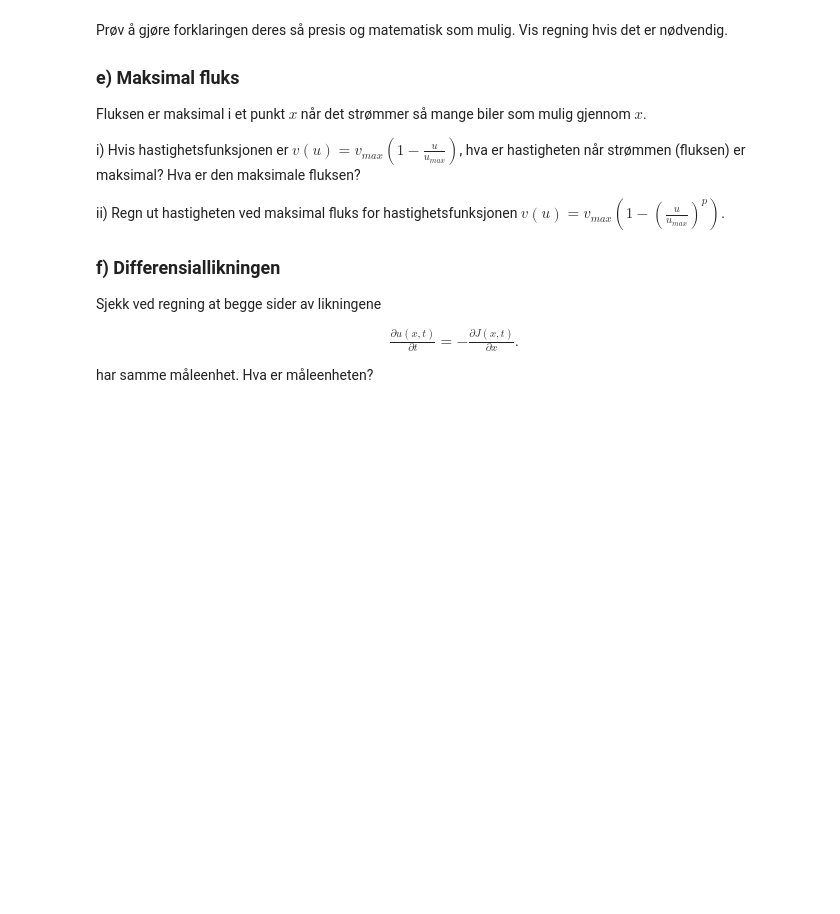
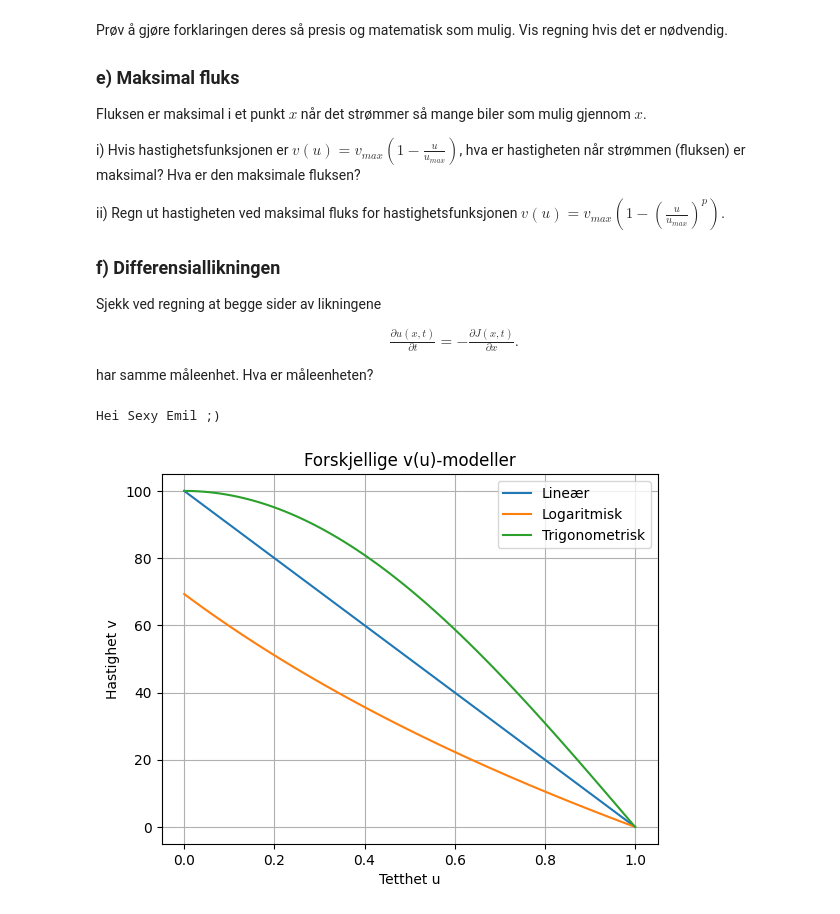
Before and after one commit to AbelSnabel/matteGruppe3, a Jupyter notebook: Oppgave1.ipynb, the cells around one changed output. Saved outputs shown, nothing was run; the diff lists cells and outputs as text; code cells hidden in the pictures; blank space fills up the shorter version.

```diff
--- a/Oppgave1.ipynb
+++ b/Oppgave1.ipynb
@@ -61,3 +61,36 @@ $$
 har samme måleenhet. Hva er måleenheten?
 # %%
 #kodeblokk for oppgave 1
+print("Hei Sexy Emil ;)")
+# %% [output]
+Hei Sexy Emil ;)
+# %%
+# Oppgave 1 b) iii)
+import numpy as np
+import matplotlib.pyplot as plt
+
+u_max = 1
+v_max = 100
+u = np.linspace(0, u_max, 100)
+
+# Lineær modell (p = 1)
+v1 = v_max * (1 - (u/u_max)**1)
+
+# Logaritmisk modell
+v2 = v_max * np.log((u_max + 1) / (u + 1))
+
+# Trigonometrisk modell
+v3 = v_max * np.cos((np.pi/2) * (u/u_max))
+
+plt.plot(u, v1, label="Lineær")
+plt.plot(u, v2, label="Logaritmisk")
+plt.plot(u, v3, label="Trigonometrisk")
+
+plt.xlabel("Tetthet u")
+plt.ylabel("Hastighet v")
+plt.legend()
+plt.title("Forskjellige v(u)-modeller")
+plt.grid()
+plt.show()
+# %% [output]
+[figure, added]
```
Also changed, not shown: 1 other file.
